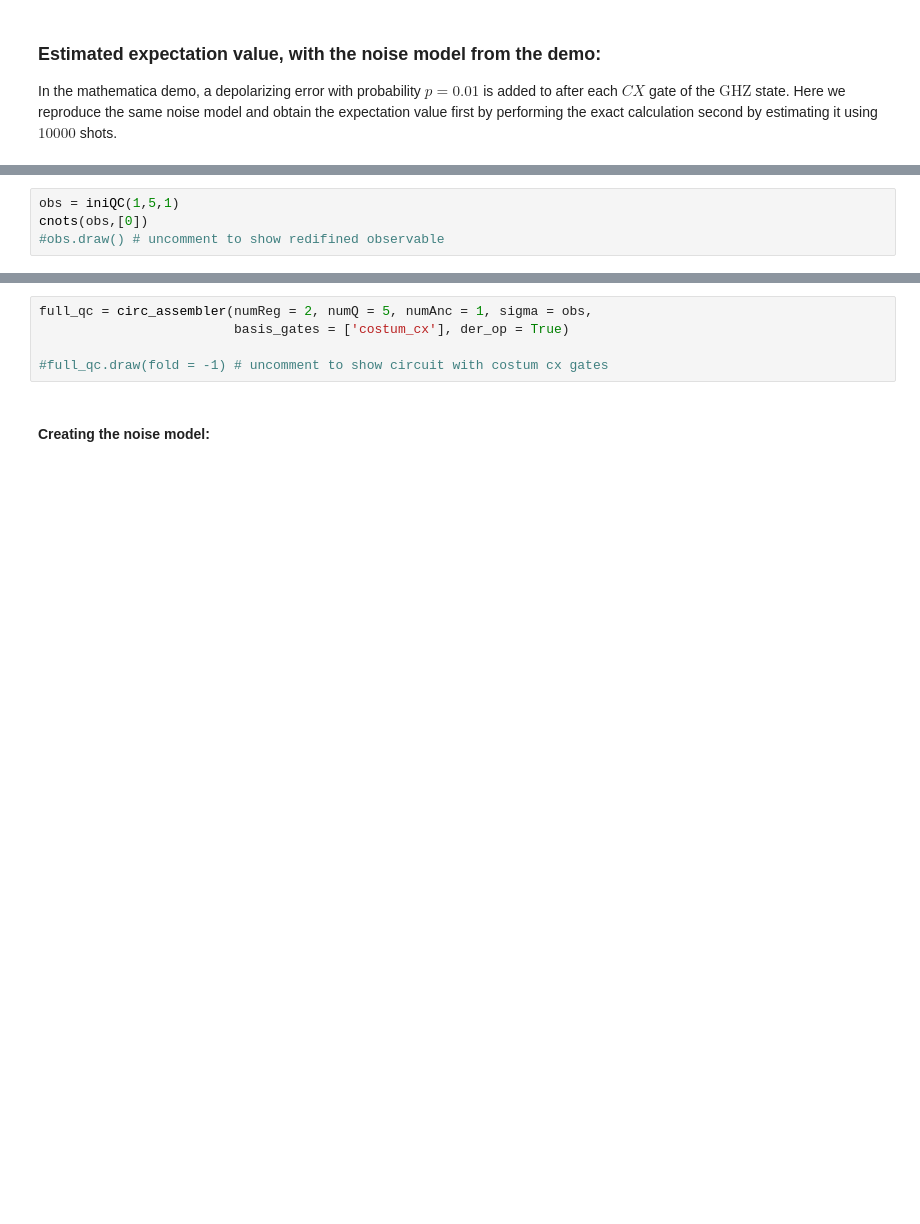
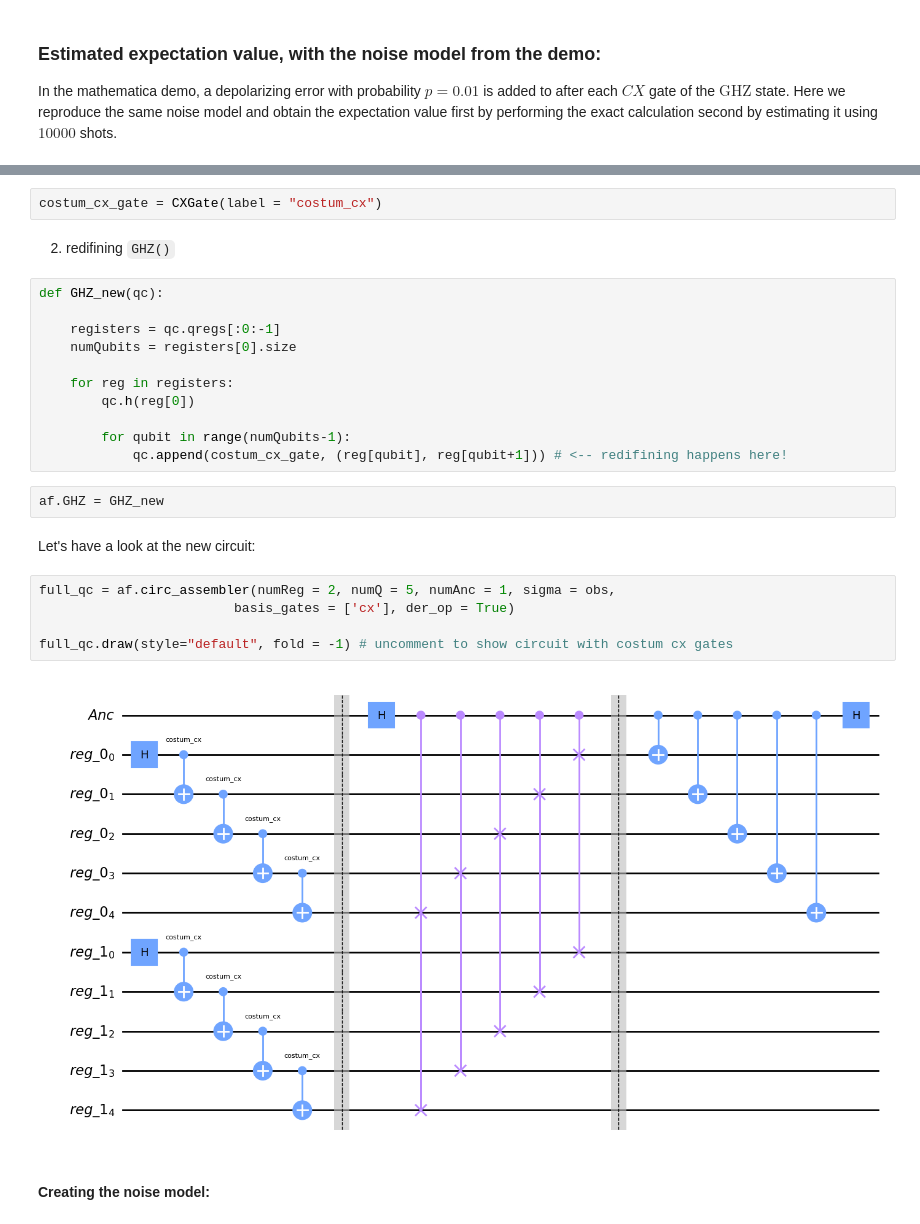
Before and after one commit to noszitomi/UCLQ_internship, a Jupyter notebook: UCLQ_code/prod/ESD_paper/RE_mathematica_demo.ipynb, the cells around one changed output, grey strips where cells are left out. Saved outputs shown, nothing was run; the diff lists cells and outputs as text; blank space fills up the shorter version.

```diff
--- a/UCLQ_code/prod/ESD_paper/RE_mathematica_demo.ipynb
+++ b/UCLQ_code/prod/ESD_paper/RE_mathematica_demo.ipynb
@@ -86,4 +54,0 @@ def cnots(qc, regs):
-# %%
-obs = iniQC(1,5,1)
-cnots(obs,[0])
-#obs.draw() # uncomment to show redifined observable
@@ -90,8 +59,29 @@ cnots(obs,[0])
+# %%
+costum_cx_gate = CXGate(label = "costum_cx")
+# %% [markdown]
+2. redifining `GHZ()`
+# %%
+def GHZ_new(qc):
+
+    registers = qc.qregs[:0:-1]
+    numQubits = registers[0].size
+
+    for reg in registers:
+        qc.h(reg[0])
+
+        for qubit in range(numQubits-1):
+            qc.append(costum_cx_gate, (reg[qubit], reg[qubit+1])) # <-- redifining happens here!
+# %%
+af.GHZ = GHZ_new
+# %% [markdown]
+Let's have a look at the new circuit:
 # %%
-full_qc = circ_assembler(numReg = 2, numQ = 5, numAnc = 1, sigma = obs,
-                         basis_gates = ['costum_cx'], der_op = True)
+full_qc = af.circ_assembler(numReg = 2, numQ = 5, numAnc = 1, sigma = obs,
+                         basis_gates = ['cx'], der_op = True)
 
-#full_qc.draw(fold = -1) # uncomment to show circuit with costum cx gates
+full_qc.draw(style="default", fold = -1) # uncomment to show circuit with costum cx gates
+# %% [output]
+[figure, added]
 # %% [markdown]
 #### Creating the noise model:
 # %%
```
Also changed, not shown: parts of 17 cells of this notebook, 3 other files.
